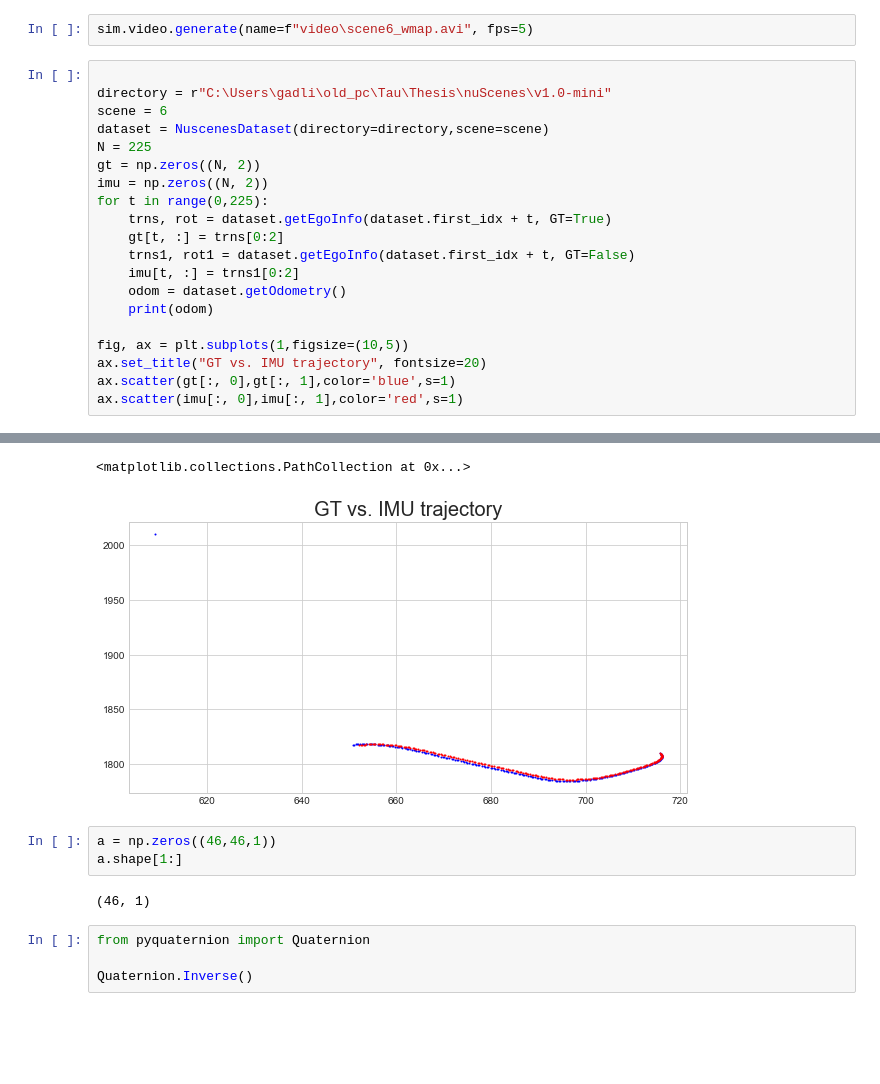
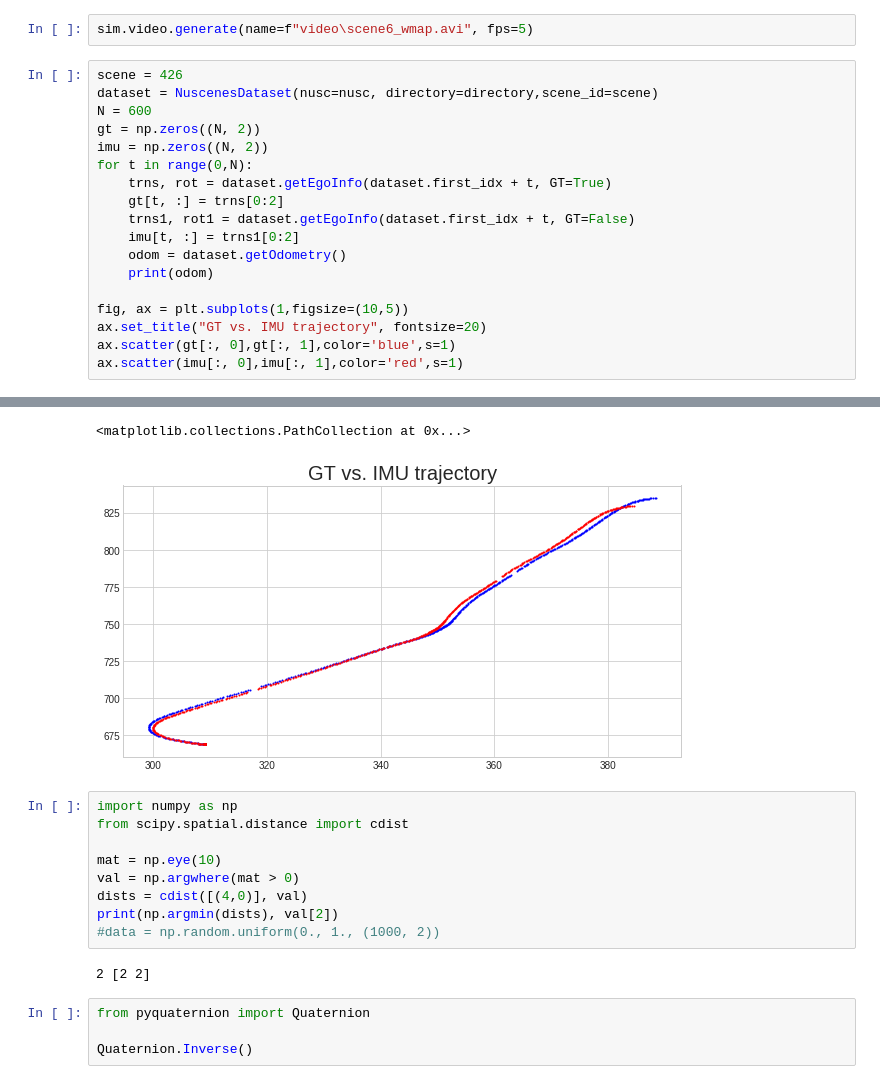
Before and after one commit to kfir1989/RadarLocalization, a Jupyter notebook: Simulation.ipynb, the cells around one changed output, grey strips where cells are left out. Saved outputs shown, nothing was run; the diff lists cells and outputs as text; blank space fills up the shorter version.

```diff
--- a/Simulation.ipynb
+++ b/Simulation.ipynb
@@ -212,14 +187,12 @@ len(unique_polynoms) 1
 # %%
 sim.video.generate(name=f"video\scene6_wmap.avi", fps=5)
 # %%
-
-directory = r"C:\Users\gadli\old_pc\Tau\Thesis\nuScenes\v1.0-mini"
-scene = 6
-dataset = NuscenesDataset(directory=directory,scene=scene)
-N = 225
+scene = 426
+dataset = NuscenesDataset(nusc=nusc, directory=directory,scene_id=scene)
+N = 600
 gt = np.zeros((N, 2))
 imu = np.zeros((N, 2))
-for t in range(0,225):
+for t in range(0,N):
     trns, rot = dataset.getEgoInfo(dataset.first_idx + t, GT=True)
     gt[t, :] = trns[0:2]
     trns1, rot1 = dataset.getEgoInfo(dataset.first_idx + t, GT=False)
@@ -252,10 +225,16 @@ scene_id={} scene_name={} map_name={} 6 scene-0916 singapore-queenstown
 <matplotlib.collections.PathCollection at 0x...>
-[figure, old version]
+[figure, new version]
-# %%
-a = np.zeros((46,46,1))
-a.shape[1:]
-# %% [output]
-(46, 1)
+# %%
+import numpy as np
+from scipy.spatial.distance import cdist
+
+mat = np.eye(10)
+val = np.argwhere(mat > 0)
+dists = cdist([(4,0)], val)
+print(np.argmin(dists), val[2])
+#data = np.random.uniform(0., 1., (1000, 2))
+# %% [output]
+2 [2 2]
 # %%
 from pyquaternion import Quaternion
 
```
Also changed, not shown: parts of 6 cells of this notebook, 4 other files.
